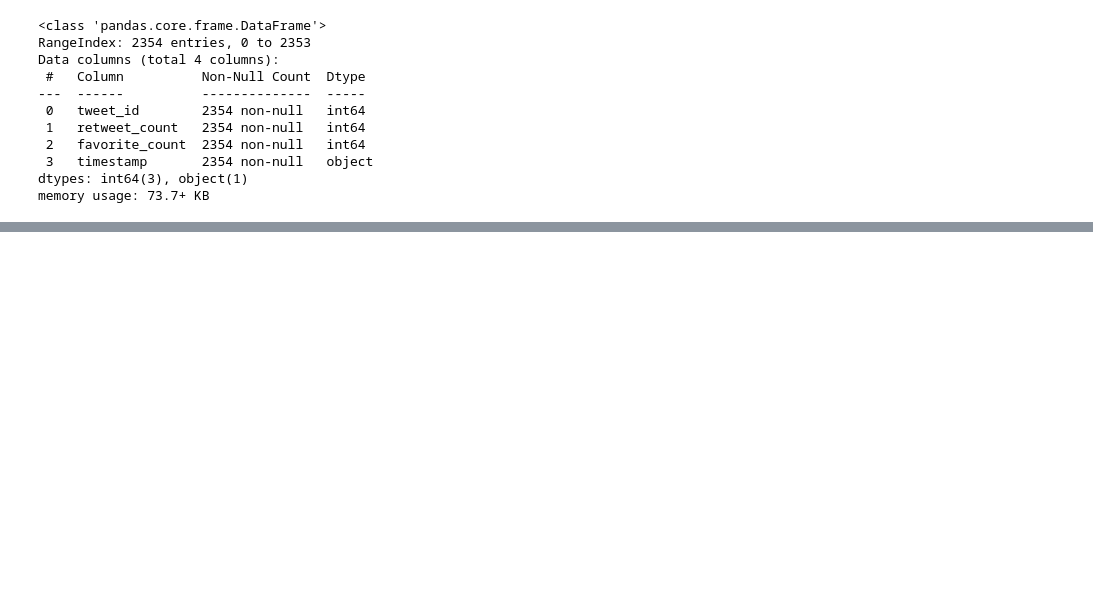
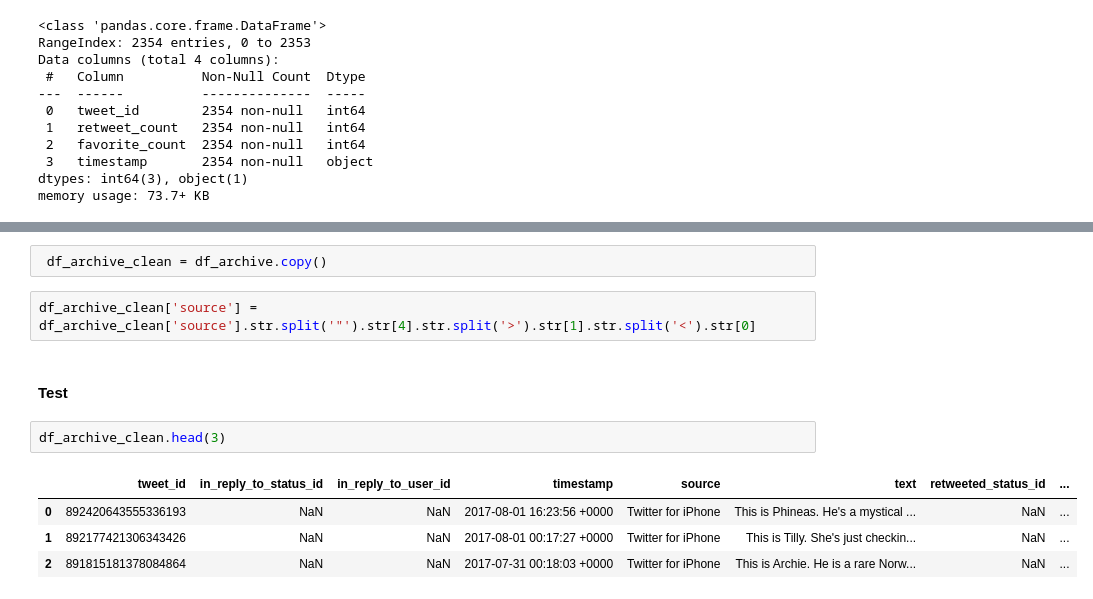
Before and after one commit to Tavnuh/we-rate-dogs, a Jupyter notebook: we-rate-dogs-Data-Wrangling.ipynb, the cells around one changed output, grey strips where cells are left out. Saved outputs shown, nothing was run; the diff lists cells and outputs as text; blank space fills up the shorter version.

Commit message:
Cleaning stage

```diff
--- a/we-rate-dogs-Data-Wrangling.ipynb
+++ b/we-rate-dogs-Data-Wrangling.ipynb
@@ -181,0 +205,13 @@ memory usage: 73.7+ KB
+# %%
+ df_archive_clean = df_archive.copy()
+# %%
+df_archive_clean['source'] = df_archive_clean['source'].str.split('"').str[4].str.split('>').str[1].str.split('<').str[0]
+# %% [markdown]
+#### Test
+# %%
+df_archive_clean.head(3)
+# %% [output]
+|  | tweet_id | in_reply_to_status_id | in_reply_to_user_id | timestamp | source | text | retweeted_status_id | ... |
+| 0 | 892420643555336193 | NaN | NaN | 2017-08-01 16:23:56 +0000 | Twitter for iPhone | This is Phineas. He's a mystical ... | NaN | ... |
+| 1 | 892177421306343426 | NaN | NaN | 2017-08-01 00:17:27 +0000 | Twitter for iPhone | This is Tilly. She's just checkin... | NaN | ... |
+| 2 | 891815181378084864 | NaN | NaN | 2017-07-31 00:18:03 +0000 | Twitter for iPhone | This is Archie. He is a rare Norw... | NaN | ... |
```
Also changed, not shown: parts of 16 cells of this notebook.
